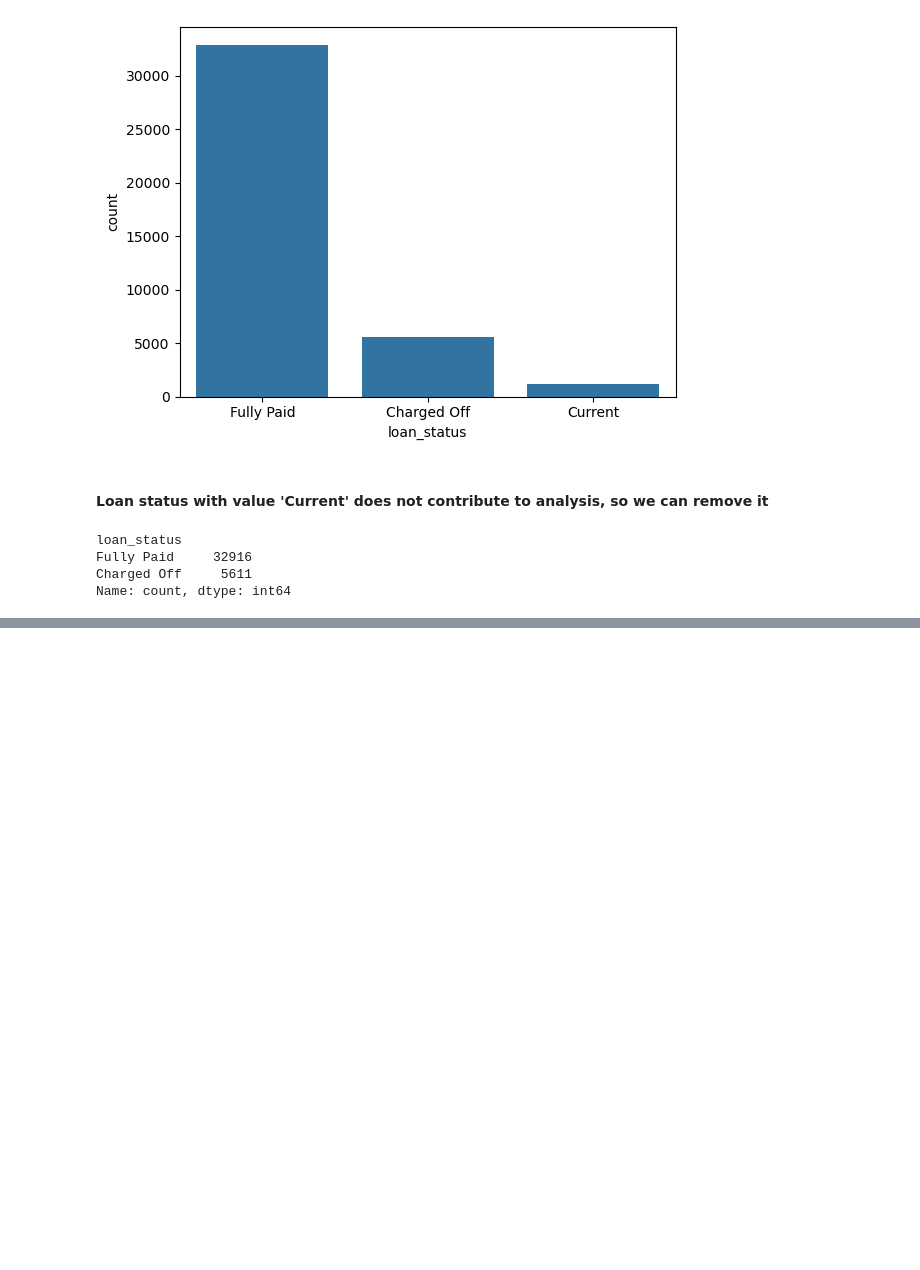
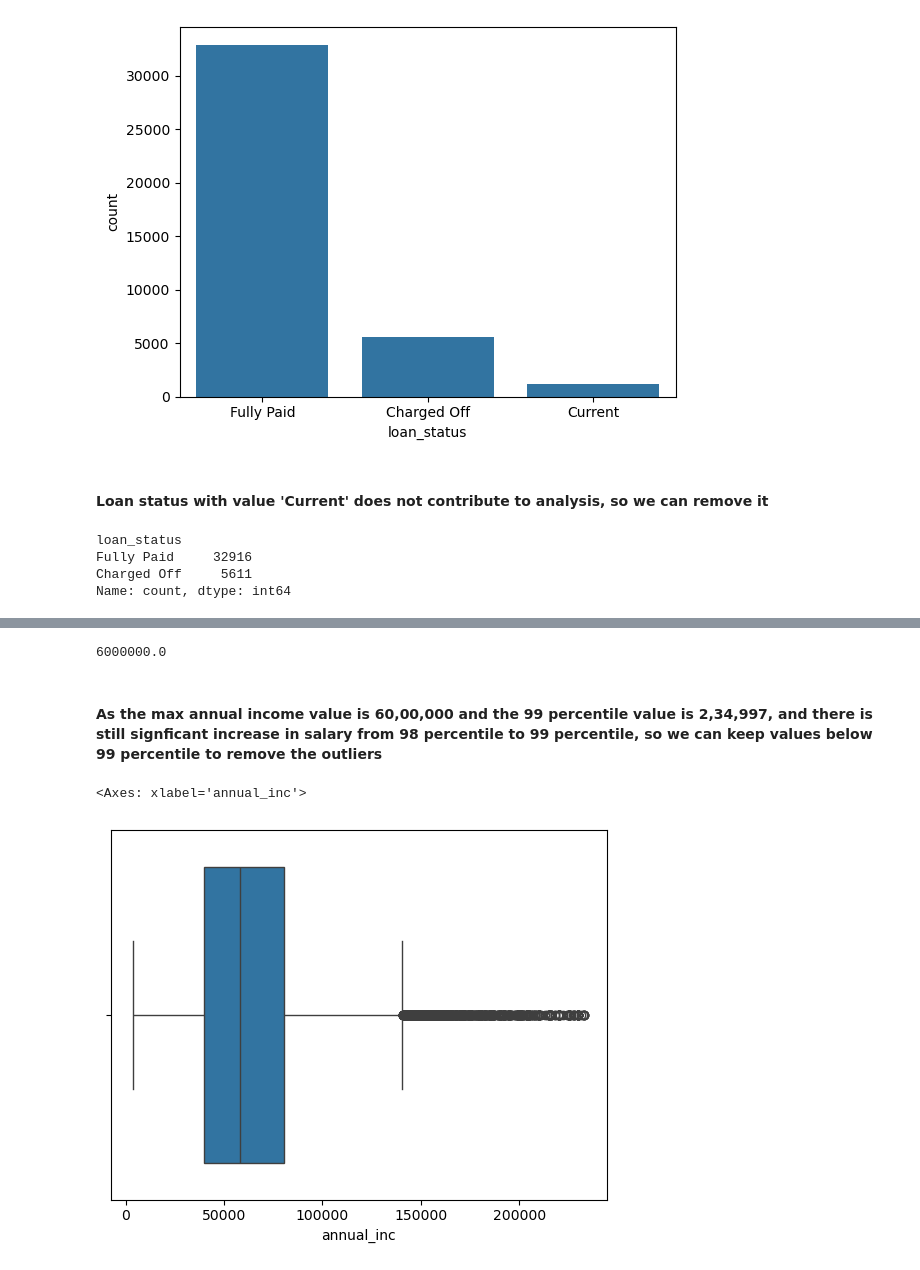
Before and after one commit to jitesh0034/lending_club_casestudy, a Jupyter notebook: Lending_Club_Case_Study_v0.ipynb, the cells around one changed output, grey strips where cells are left out. Cells and saved outputs as stored; diff of their text form; code cells hidden in the pictures; blank space fills up the shorter version.

```diff
--- a/Lending_Club_Case_Study_v0.ipynb
+++ b/Lending_Club_Case_Study_v0.ipynb
@@ -238,0 +276,16 @@ Name: count, dtype: int64
+# %%
+data.annual_inc.max()
+# %% [output]
+6000000.0
+# %% [markdown]
+#### As the max annual income value is 60,00,000 and the 99 percentile value is 2,34,997, and there is still signficant increase in salary from 98 percentile to 99 percentile, so we can keep values below 99 percentile to remove the outliers
+# %%
+data_bk_latest = data.copy()
+annual_inc_99_perc = data['annual_inc'].quantile(0.99)
+data = data[data.annual_inc < annual_inc_99_perc]
+# %%
+# Draw the box plot again to check if outliers are removed
+sns.boxplot(x=data['annual_inc'])
+# %% [output]
+<Axes: xlabel='annual_inc'>
+[figure, added]
```
Also changed, not shown: parts of 27 cells of this notebook.
